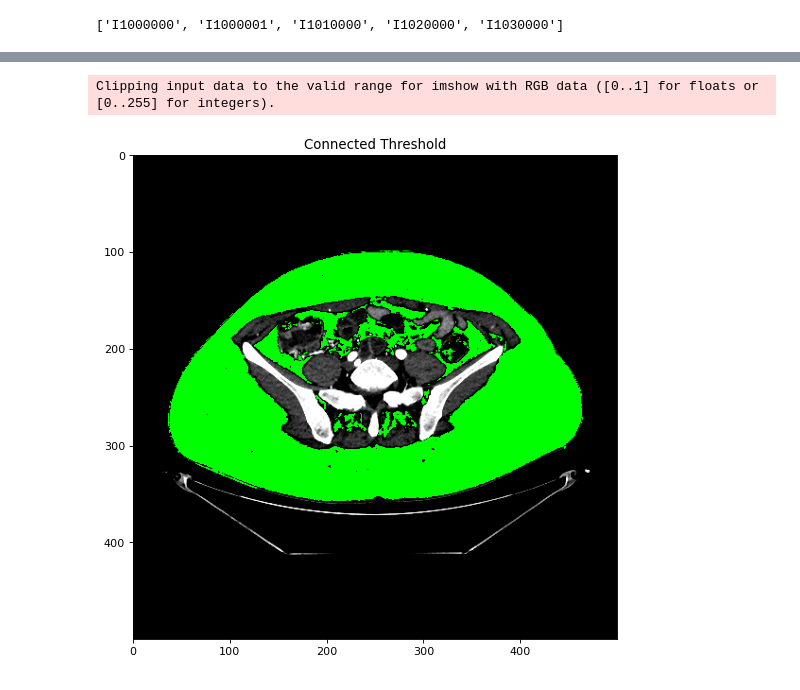
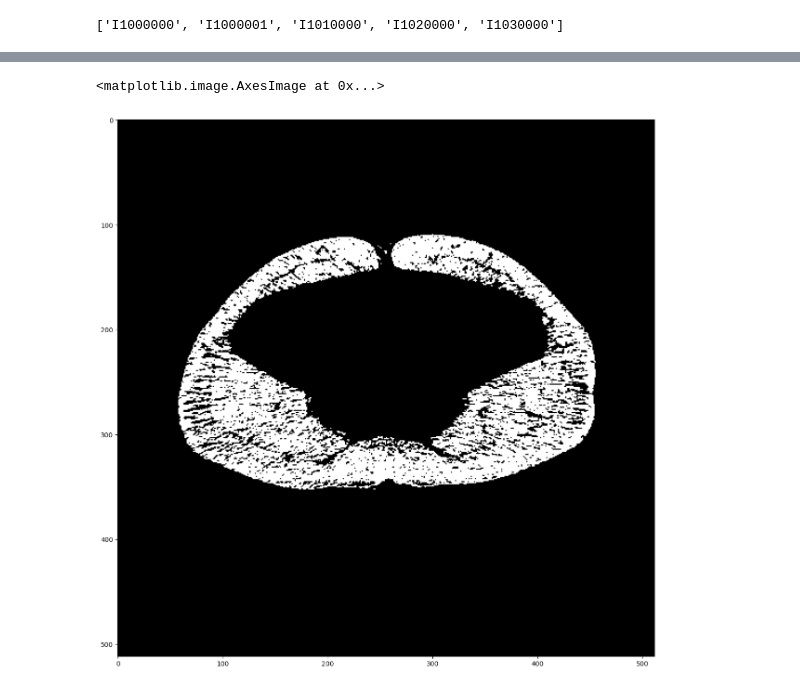
Before and after one commit to HosseinOutward/VUB-ACS-24_Hospital_Project, a Jupyter notebook: HP.ipynb, the cells around one changed output, grey strips where cells are left out. Saved outputs shown, nothing was run; the diff lists cells and outputs as text; code cells hidden in the pictures.

Commit message:
initial commit

```diff
--- a/HP.ipynb
+++ b/HP.ipynb
@@ -193,24 +72,20 @@ def myshow(img, title=None, margin=0.05, dpi=80):
-# %%
-# import SimpleITK as sitk
-#
-# # Assuming 'image' is your 3D MRI image and 'seed' is the seed point for region growing
-# image = sitk.ReadImage(r'Dataset\NIFTIs\HGUCEGXI.nii')
-# seed = (300, 120, 215)
-# lower = image_3d[*seed]-60
-# upper = image_3d[*seed]+60
-#
-# # Perform region growing
-# seg = sitk.Image(image.GetSize(), sitk.sitkUInt8)
-# seg.CopyInformation(image)
-# seg[seed] = 1
-# seg = sitk.BinaryDilate(seg, [3, 3, 3])
-# myshow(sitk.LabelOverlay(image, seg), "Initial Seed")
-
-seg_con = sitk.ConnectedThreshold(image, seedList=[seed], lower=lower, upper=upper)
-
-myshow(sitk.LabelOverlay(image, seg_con), "Connected Threshold")
-# %% [output]
-Clipping input data to the valid range for imshow with RGB data ([0..1] for floats or [0..255] for integers).
-[figure, removed]
-# %%
-temp=np.array(sitk.GetArrayFromImage(seg_con)).transpose(1,2,0)
+# %%
+def get_region_grown(sitk_image, seed, r):
+    # get average value of the seed
+    temp=sitk.GetArrayFromImage(sitk_image)
+    seed_value=np.mean([ temp[*(seed+np.array(i))]
+                        for i in [[0,0,0], [0,0,1], [0,1,0], [0,1,1], [1,0,0], [1,0,1], [1,1,0], [1,1,1]]])
+    seg_con = sitk.ConnectedThreshold(sitk_image, seedList=[seed], lower=seed_value-r, upper=seed_value+r)
+
+    temp=sitk.GetArrayFromImage(seg_con)
+    # temp=cv2.dilate(temp.astype(np.uint8), np.array([[0,1,0],[1,1,1],[0,1,0]]).astype(np.uint8), iterations=3)
+    # temp=cv2.erode(temp.astype(np.uint8), np.array([[0,1,0],[1,1,1],[0,1,0]]).astype(np.uint8), iterations=1)
+    return temp
+
+sitk_image = sitk.ReadImage(r'Dataset\NIFTIs\HGUCEGXI.nii')
+temp=get_region_grown(sitk_image, seed, 15)
+plt.figure(figsize=(15, 15))
+plt.imshow(temp[seed[0]], cmap='gray')
+# %% [output]
+<matplotlib.image.AxesImage at 0x...>
+[figure, added]
```
Also changed, not shown: parts of 13 cells of this notebook.
